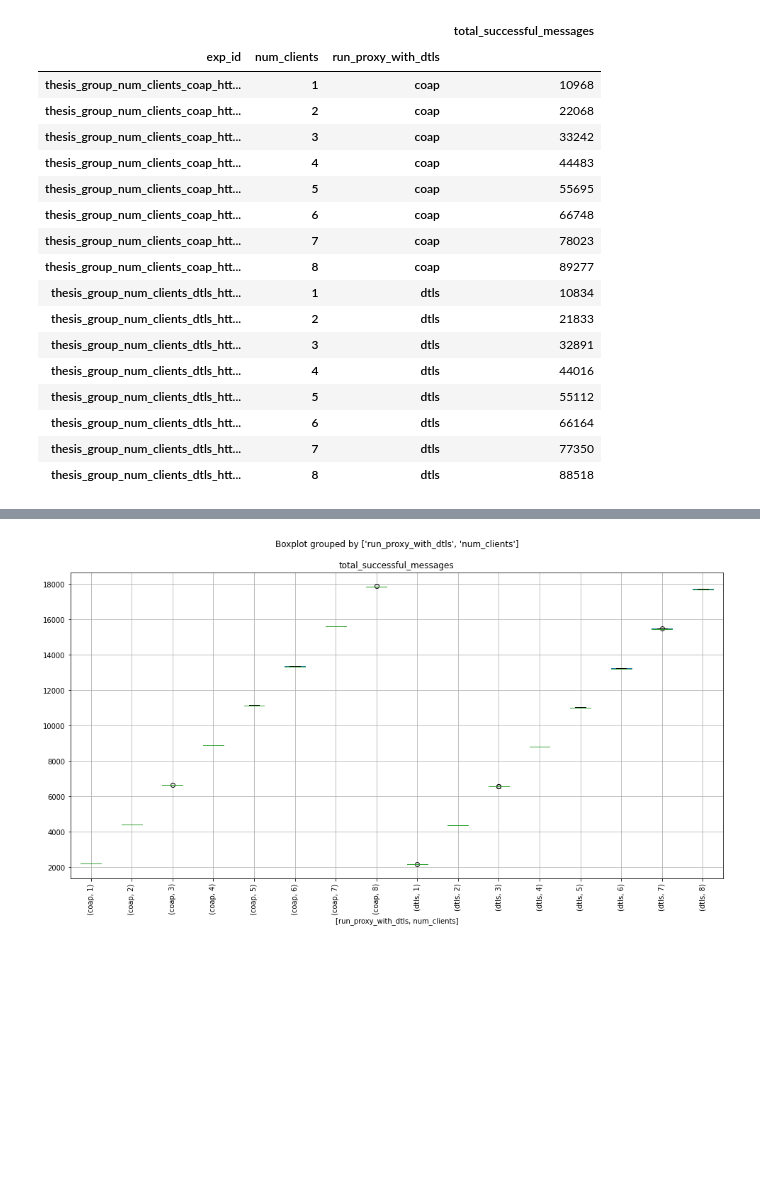
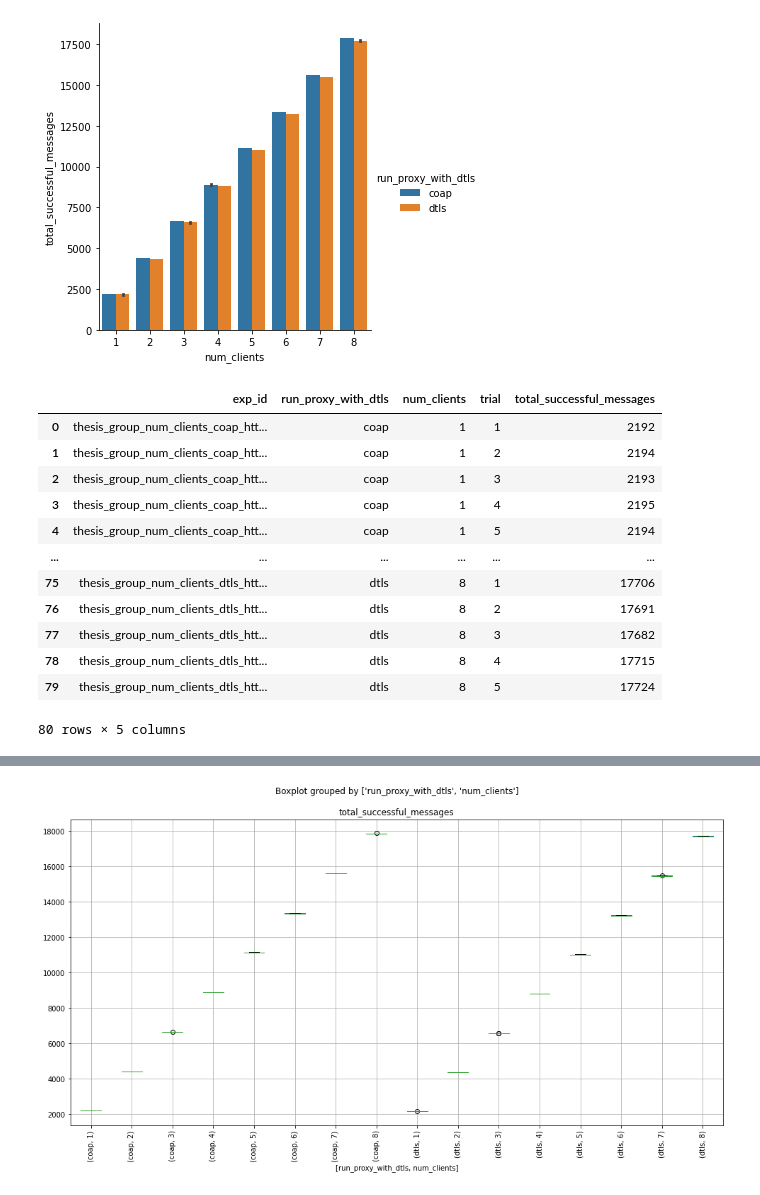
Before and after one commit to amirfarhat/dos-californium, a Jupyter notebook: notebooks/thesis/clickhouse_group_thesisnumclientsdb.ipynb, the cells around one changed output, grey strips where cells are left out. Saved outputs shown, nothing was run; the diff lists cells and outputs as text; code cells hidden in the pictures; blank space fills up the shorter version.

```diff
--- a/notebooks/thesis/clickhouse_group_thesisnumclientsdb.ipynb
+++ b/notebooks/thesis/clickhouse_group_thesisnumclientsdb.ipynb
@@ -8,7 +8,13 @@ import polars as pl
 
 import seaborn as sns
 import matplotlib.pyplot as plt
-plt.rcParams['figure.figsize'] = [16, 8]
+
+plt.rcParams['figure.dpi']  = 300
+plt.rcParams['savefig.dpi'] = 300
+
+plt.rcParams['font.size']        = '18'
+plt.rcParams['lines.linewidth']  = 3
+plt.rcParams['lines.markersize'] = 9
 
 from pprint import pprint
 from collections import OrderedDict
@@ -459,11 +316,13 @@ client_rps_df = (
     stddev_rtt_ms=("rtt_ms_first_transmission", "std"),
     min_rtt_ms=("rtt_ms_first_transmission", "min"),
     median_rtt_ms=("rtt_ms_first_transmission", "median"),
+    mean_rtt_ms=("rtt_ms_first_transmission", "mean"),
     max_rtt_ms=("rtt_ms_first_transmission", "max"),
     rtt_ms_p0=("rtt_ms_first_transmission", lambda s : pd.Series.quantile(s, q=0.00)),
     rtt_ms_p25=("rtt_ms_first_transmission", lambda s : pd.Series.quantile(s, q=0.25)),
     rtt_ms_p50=("rtt_ms_first_transmission", lambda s : pd.Series.quantile(s, q=0.50)),
     rtt_ms_p75=("rtt_ms_first_transmission", lambda s : pd.Series.quantile(s, q=0.75)),
+    rtt_ms_p90=("rtt_ms_first_transmission", lambda s : pd.Series.quantile(s, q=0.90)),
     rtt_ms_p99=("rtt_ms_first_transmission", lambda s : pd.Series.quantile(s, q=0.99)),
     rtt_ms_p100=("rtt_ms_first_transmission", lambda s : pd.Series.quantile(s, q=1.00)),
     first_active_time=("first_send_time_sec", "min"),
@@ -511,27 +463,36 @@ Wall time: 4.03 s
 # %%
-(
+df = (
   client_rps_df
-  .groupby(by=["exp_id", "num_clients", "run_proxy_with_dtls"])
+  .groupby(by=["exp_id", "run_proxy_with_dtls", "num_clients", "trial"])
   .agg(
-    total_successful_messages=("num_successful_messages", "sum"),
+    total_successful_messages=("num_successful_messages", "sum")
   )
+  .reset_index()
 )
+
+g = sns.catplot(
+  data=df,
+  x="num_clients",
+  y="total_successful_messages",
+  hue="run_proxy_with_dtls",
+  kind="bar",
+)
+
+plt.show()
+
+df
 # %% [output]
+[figure, added]
-|  |  |  | total_successful_messages |
-| exp_id | num_clients | run_proxy_with_dtls |  |
-| thesis_group_num_clients_coap_htt... | 1 | coap | 10968 |
-| thesis_group_num_clients_coap_htt... | 2 | coap | 22068 |
-| thesis_group_num_clients_coap_htt... | 3 | coap | 33242 |
-| thesis_group_num_clients_coap_htt... | 4 | coap | 44483 |
-| thesis_group_num_clients_coap_htt... | 5 | coap | 55695 |
-| thesis_group_num_clients_coap_htt... | 6 | coap | 66748 |
-| thesis_group_num_clients_coap_htt... | 7 | coap | 78023 |
-| thesis_group_num_clients_coap_htt... | 8 | coap | 89277 |
-| thesis_group_num_clients_dtls_htt... | 1 | dtls | 10834 |
-| thesis_group_num_clients_dtls_htt... | 2 | dtls | 21833 |
-| thesis_group_num_clients_dtls_htt... | 3 | dtls | 32891 |
-| thesis_group_num_clients_dtls_htt... | 4 | dtls | 44016 |
-| thesis_group_num_clients_dtls_htt... | 5 | dtls | 55112 |
-| thesis_group_num_clients_dtls_htt... | 6 | dtls | 66164 |
-| thesis_group_num_clients_dtls_htt... | 7 | dtls | 77350 |
-| thesis_group_num_clients_dtls_htt... | 8 | dtls | 88518 |
+|  | exp_id | run_proxy_with_dtls | num_clients | trial | total_successful_messages |
+| 0 | thesis_group_num_clients_coap_htt... | coap | 1 | 1 | 2192 |
+| 1 | thesis_group_num_clients_coap_htt... | coap | 1 | 2 | 2194 |
+| 2 | thesis_group_num_clients_coap_htt... | coap | 1 | 3 | 2193 |
+| 3 | thesis_group_num_clients_coap_htt... | coap | 1 | 4 | 2195 |
+| 4 | thesis_group_num_clients_coap_htt... | coap | 1 | 5 | 2194 |
+| ... | ... | ... | ... | ... | ... |
+| 75 | thesis_group_num_clients_dtls_htt... | dtls | 8 | 1 | 17706 |
+| 76 | thesis_group_num_clients_dtls_htt... | dtls | 8 | 2 | 17691 |
+| 77 | thesis_group_num_clients_dtls_htt... | dtls | 8 | 3 | 17682 |
+| 78 | thesis_group_num_clients_dtls_htt... | dtls | 8 | 4 | 17715 |
+| 79 | thesis_group_num_clients_dtls_htt... | dtls | 8 | 5 | 17724 |
+80 rows × 5 columns
```
Also changed, not shown: parts of 24 cells of this notebook.
